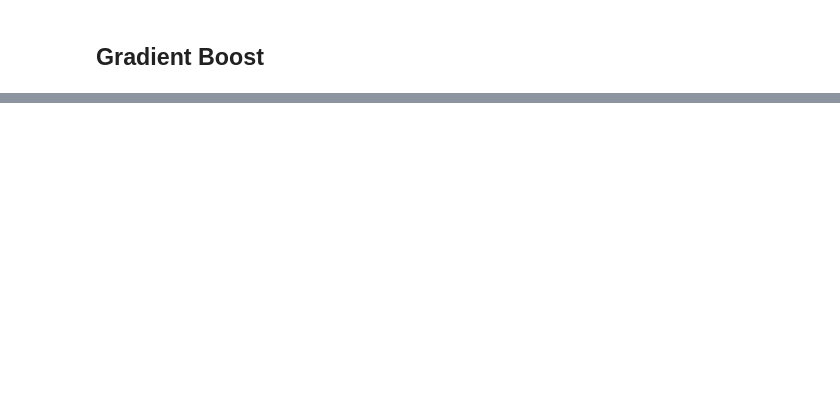
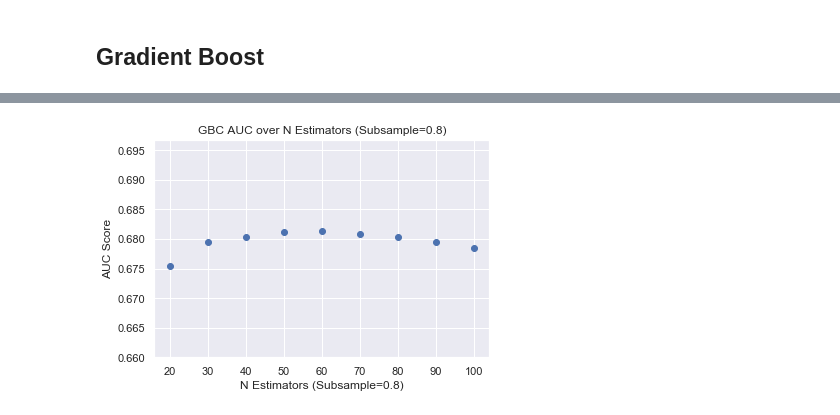
Before and after one commit to blairdev1023/kaggle_credit_comp, a Jupyter notebook: modeling_boosted.ipynb, the cells around one changed output, grey strips where cells are left out. Drawn from its saved outputs; the diff is of its cells as text; code cells hidden in the pictures; blank space fills up the shorter version.

```diff
--- a/modeling_boosted.ipynb
+++ b/modeling_boosted.ipynb
@@ -85,0 +201,7 @@ def cv_plotter(x, y, title, feature_label):
+# %%
+x = range(20, 101, 10)
+y = [0.67549275, 0.67949047, 0.68031151, 0.68113989, 0.68129467,
+       0.68080589, 0.68039496, 0.67948176, 0.67842183]
+cv_plotter(x, y, 'GBC', 'N Estimators (Subsample=0.8)')
+# %% [output]
+[figure, added]
```
Also changed, not shown: parts of 58 cells of this notebook.
